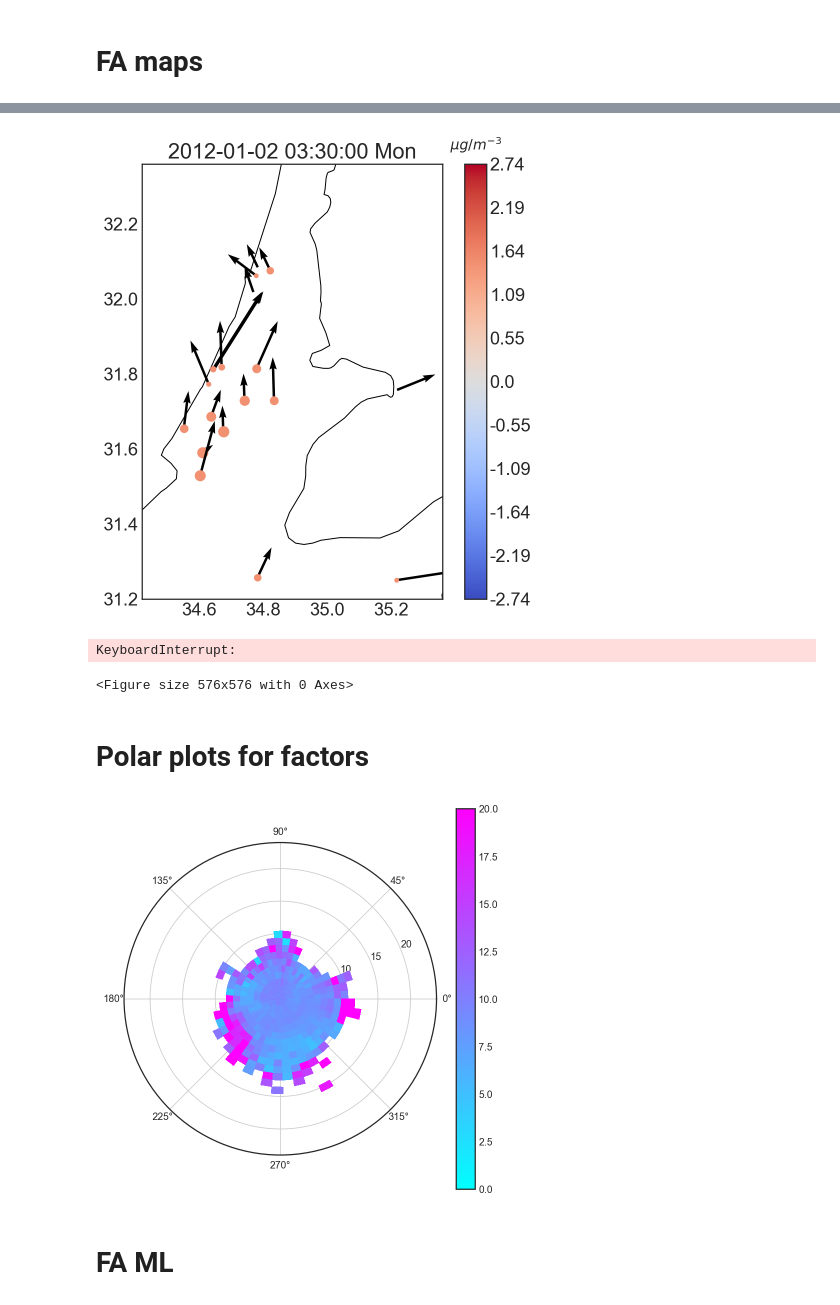
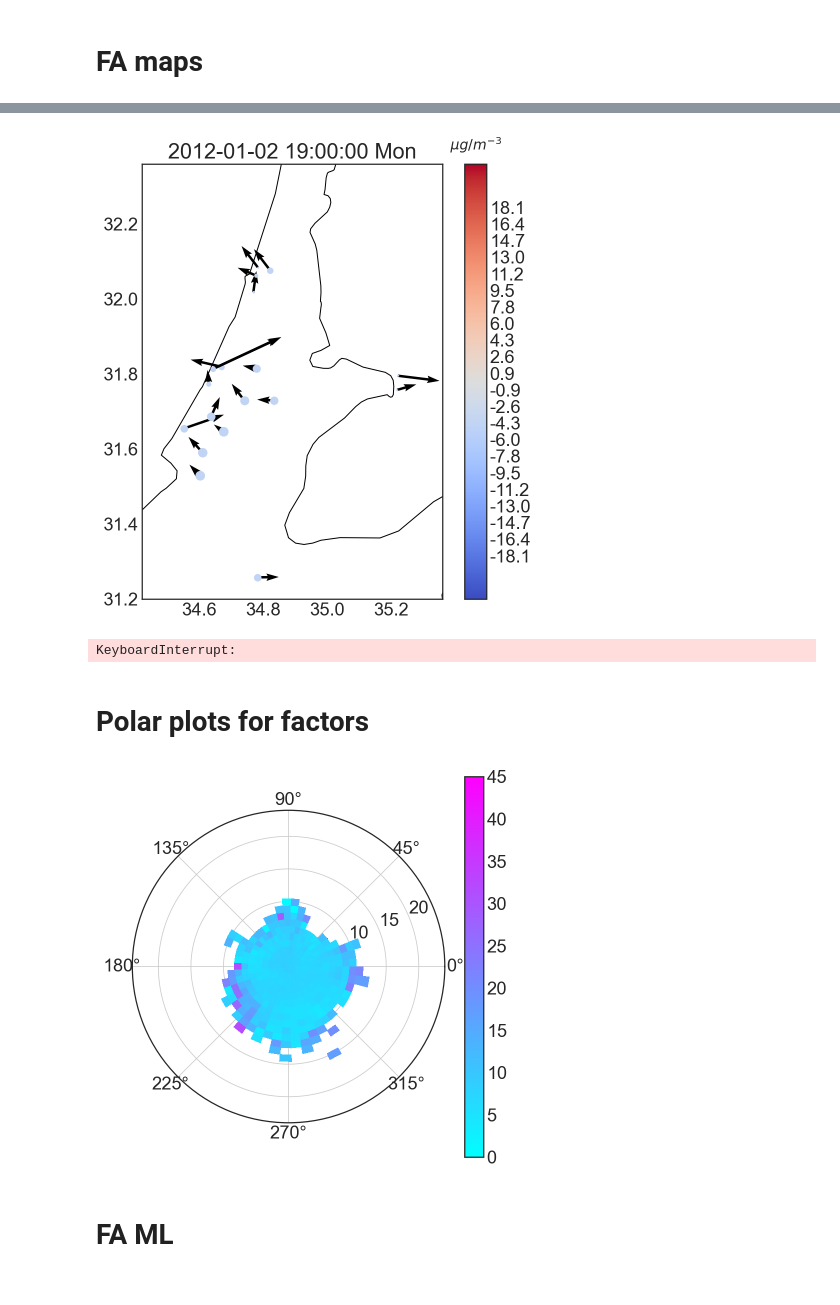
Before and after one commit to iditbela2/Broday_notebooks, a Jupyter notebook: FA_RP.ipynb, the cells around one changed output, grey strips where cells are left out. Cells and saved outputs as stored; diff of their text form; code cells hidden in the pictures.

Commit message:
working on permutation and partial dependence plots

```diff
--- a/FA_RP.ipynb
+++ b/FA_RP.ipynb
@@ -566,7 +582,7 @@ plt.plot(times.iloc[:1000].time,reconstructed[:1000,0])
 Z0 = np.dot(np.transpose(df_load.iloc[:,0].values.reshape(1,-1)),df_scores.iloc[:,0].values.reshape(1,-1))
 Z1 = np.dot(np.transpose(df_load.iloc[:,1].values.reshape(1,-1)),df_scores.iloc[:,1].values.reshape(1,-1))
 Z2 = np.dot(np.transpose(df_load.iloc[:,2].values.reshape(1,-1)),df_scores.iloc[:,2].values.reshape(1,-1))
-# Z3 = np.dot(np.transpose(df_load.iloc[:,3].values.reshape(1,-1)),df_scores.iloc[:,3].values.reshape(1,-1))
+Z3 = np.dot(np.transpose(df_load.iloc[:,3].values.reshape(1,-1)),df_scores.iloc[:,3].values.reshape(1,-1))
 # %%
 # # in case I want to plot the scaled concentrations. no reason for that I think.
 # Z0 = np.dot(np.transpose(Loadings[:,0].reshape(1,-1)),scores[:,0].reshape(1,-1))
@@ -574,8 +590,8 @@ Z2 = np.dot(np.transpose(df_load.iloc[:,2].values.reshape(1,-1)),df_scores.iloc[
 # Z2 = np.dot(np.transpose(Loadings[:,2].reshape(1,-1)),scores[:,2].reshape(1,-1))
 # Z3 = np.dot(np.transpose(Loadings[:,3].reshape(1,-1)),scores[:,3].reshape(1,-1))
 # %%
-# Z = np.dstack([Z0,Z1,Z2,Z3])
-Z = np.dstack([Z0,Z1,Z2])
+Z = np.dstack([Z0,Z1,Z2,Z3])
+# Z = np.dstack([Z0,Z1,Z2])
 # %%
 Z.shape
 # %% [output]
@@ -742,5 +761,5 @@ Name: Name, dtype: object
 # colors should be according to above or below the mean for the station,
 # so should add a colomn of concentration minuse the mean concentration for that factor and that station
 # However, I want the daily averages of the weekdays.
-factor_means = np.mean(Z,axis=1)
+factor_means = np.median(Z,axis=1)
 factor_stds = Z.std(axis=1)
@@ -779,8 +781,9 @@ writer = manimation.FFMpegWriter(fps=15, metadata=metadata)
 # NOTE THAT THE PROJECTION IS WRONG. SHOULD BE PRESENTED IN TRAVERSE MERCATOR ISRAELI ITM.
 factor = 0
 scale = 10 # the plot is per factor, might need to change the scale of the circles
-n_std = 1
-t_start = 0 #36320 #36335 #66100 # A good example for traffic - 36320
+n_std = 2
+t_start = 0 # 36280 #36320 #36335 #66100 # A good example for traffic - 36320
+mean_stds = np.mean(factor_stds[:,factor])
 
 for t in range(t_start,len(times)):
 
@@ -816,14 +819,14 @@ for t in range(t_start,len(times)):
     cbar = plt.colorbar(scatter)
 #     factor = 3
 
-    mn=-n_std*factor_stds[stations.Name==st,factor] # 2 stds #notice the station the std is taken for is the last one (RAANANA. NOT GOOD SINCE IT IS NEGATIVE)
-    mx=n_std*factor_stds[stations.Name==st,factor]
+    mn=-n_std*mean_stds # 2 stds #notice the station the std is taken for is the last one (RAANANA. NOT GOOD SINCE IT IS NEGATIVE)
+    mx=n_std*mean_stds
 #     mn=-5
 #     mx=5
 
-    num_ticks = 11
+    num_ticks = 22
     ticks = np.linspace(mn*scale, mx*scale, num_ticks)
-    labels = np.round(np.linspace(mn, mx, num_ticks),2)
+    labels = np.round(np.linspace(mn, mx, num_ticks),1)
 
     cbar.set_ticks(ticks.flatten())
     cbar.set_ticklabels(labels.flatten())
@@ -856,6 +859,8 @@ for t in range(t_start,len(times)):
     display.clear_output(wait=True)
     display.display(plt.gcf())
 
+#     plt.savefig('/Users/iditbela/Documents/Broday/saved_data_from_notebooks/traffic_factor_' + str(t) + '.png', dpi=300)
+
 #     with writer.saving(fig, "writer_test.mp4", 100):
 #         writer.grab_frame()
 
@@ -864,9 +869,8 @@ for t in range(t_start,len(times)):
 
     # plt.axis('equal')
 # %% [output]
-[figure, old version]
+[figure, new version]
 KeyboardInterrupt:
-<Figure size 576x576 with 0 Axes>
 # %%
 # strong westerlies in April are weakening the traffic factor?
 # maybe add rain for that half hour to see if influences.
@@ -907,9 +912,9 @@ x = df_WD[st].values*2*np.pi/360
 y = df_WS[st].values
 z = Z[stations.Name==st,:,factor].flatten()
 # %%
-plot_polar(x,y,z,0,20)
+plot_polar(x,y,z,0,45)
 # %% [output]
-[figure, old version]
+[figure, new version]
 # %% [markdown]
 # FA ML
 # %%
```
Also changed, not shown: parts of 28 cells of this notebook, 1 other file.
